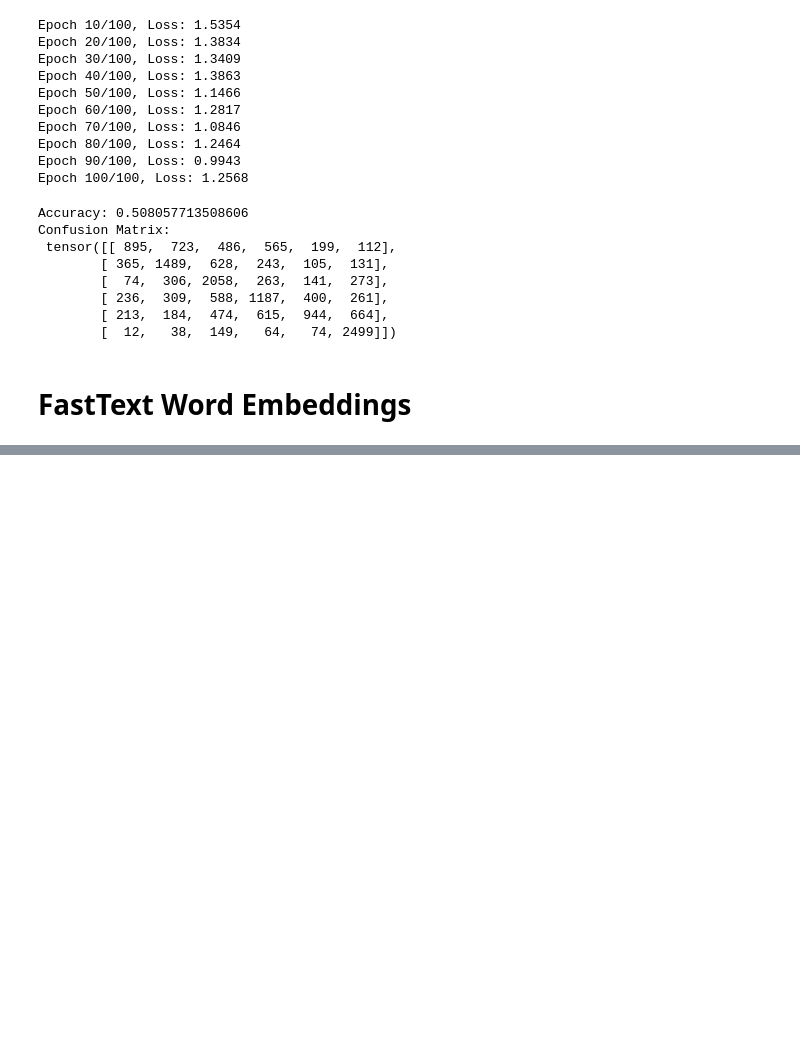
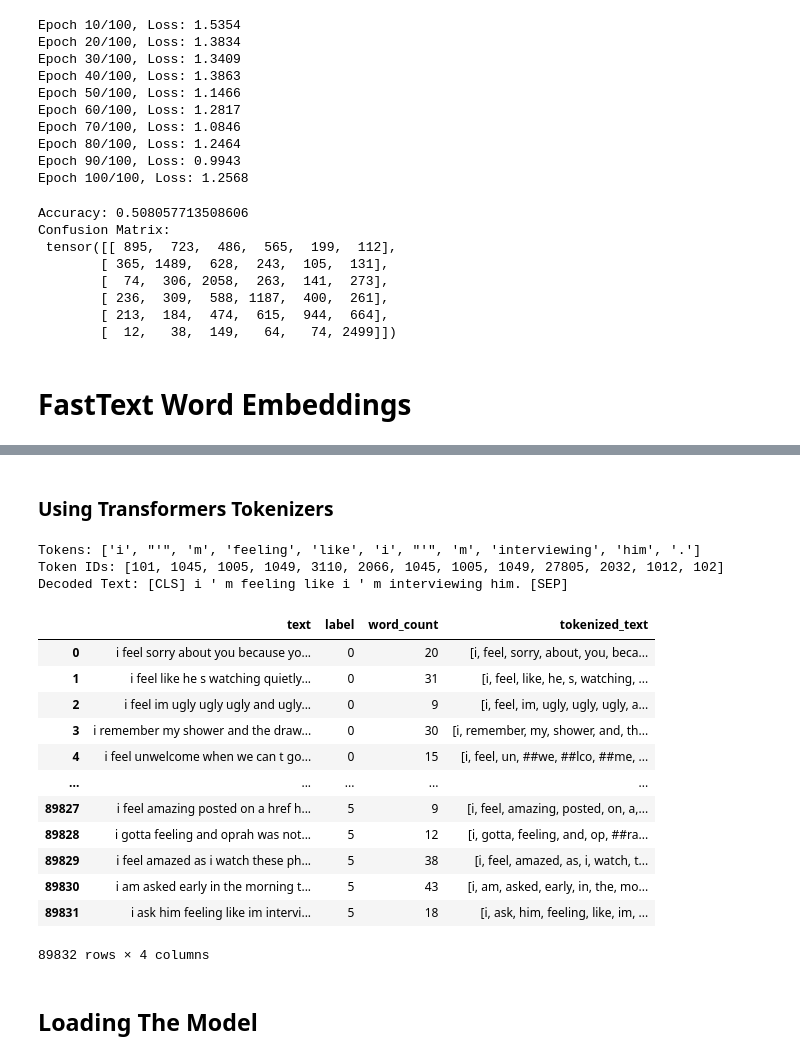
Before and after one commit to Spring-of-Vision/Deep-Learning-NLP, a Jupyter notebook: Bag of Words.ipynb, the cells around one changed output, grey strips where cells are left out. Drawn from its saved outputs; the diff is of its cells as text; code cells hidden in the pictures; blank space fills up the shorter version.

```diff
--- a/Bag of Words.ipynb
+++ b/Bag of Words.ipynb
@@ -2540,0 +2529,49 @@ NameError: name 'fasttext' is not defined
+# %% [markdown]
+### Using Transformers Tokenizers
+# %%
+from transformers import AutoTokenizer
+
+# Load pre-trained BERT tokenizer
+tokenizer = AutoTokenizer.from_pretrained("bert-base-uncased")
+# %%
+sample_text = "I'm feeling like I'm interviewing him."
+
+# Tokenize the text into words/subwords
+tokens = tokenizer.tokenize(sample_text)
+print("Tokens:", tokens)
+
+# Encode the text to get token IDs
+token_ids = tokenizer.encode(sample_text, add_special_tokens=True)
+print("Token IDs:", token_ids)
+
+# Decode the token IDs back to text
+decoded_text = tokenizer.decode(token_ids)
+print("Decoded Text:", decoded_text)
+# %% [output]
+Tokens: ['i', "'", 'm', 'feeling', 'like', 'i', "'", 'm', 'interviewing', 'him', '.']
+Token IDs: [101, 1045, 1005, 1049, 3110, 2066, 1045, 1005, 1049, 27805, 2032, 1012, 102]
+Decoded Text: [CLS] i ' m feeling like i ' m interviewing him. [SEP]
+# %%
+from tqdm import tqdm
+# Enable tqdm for pandas
+tqdm.pandas()
+
+# Tokenize each text and store tokenized output in a new column
+balanced_df['tokenized_text'] = balanced_df['text'].progress_apply(lambda x: tokenizer.tokenize(x))
+balanced_df
+# %% [output]
+|  | text | label | word_count | tokenized_text |
+| 0 | i feel sorry about you because yo... | 0 | 20 | [i, feel, sorry, about, you, beca... |
+| 1 | i feel like he s watching quietly... | 0 | 31 | [i, feel, like, he, s, watching, ... |
+| 2 | i feel im ugly ugly ugly and ugly... | 0 | 9 | [i, feel, im, ugly, ugly, ugly, a... |
+| 3 | i remember my shower and the draw... | 0 | 30 | [i, remember, my, shower, and, th... |
+| 4 | i feel unwelcome when we can t go... | 0 | 15 | [i, feel, un, ##we, ##lco, ##me, ... |
+| ... | ... | ... | ... | ... |
+| 89827 | i feel amazing posted on a href h... | 5 | 9 | [i, feel, amazing, posted, on, a,... |
+| 89828 | i gotta feeling and oprah was not... | 5 | 12 | [i, gotta, feeling, and, op, ##ra... |
+| 89829 | i feel amazed as i watch these ph... | 5 | 38 | [i, feel, amazed, as, i, watch, t... |
+| 89830 | i am asked early in the morning t... | 5 | 43 | [i, am, asked, early, in, the, mo... |
+| 89831 | i ask him feeling like im intervi... | 5 | 18 | [i, ask, him, feeling, like, im, ... |
+89832 rows × 4 columns
+# %% [markdown]
+## Loading The Model
```
Also changed, not shown: parts of 19 cells of this notebook.
